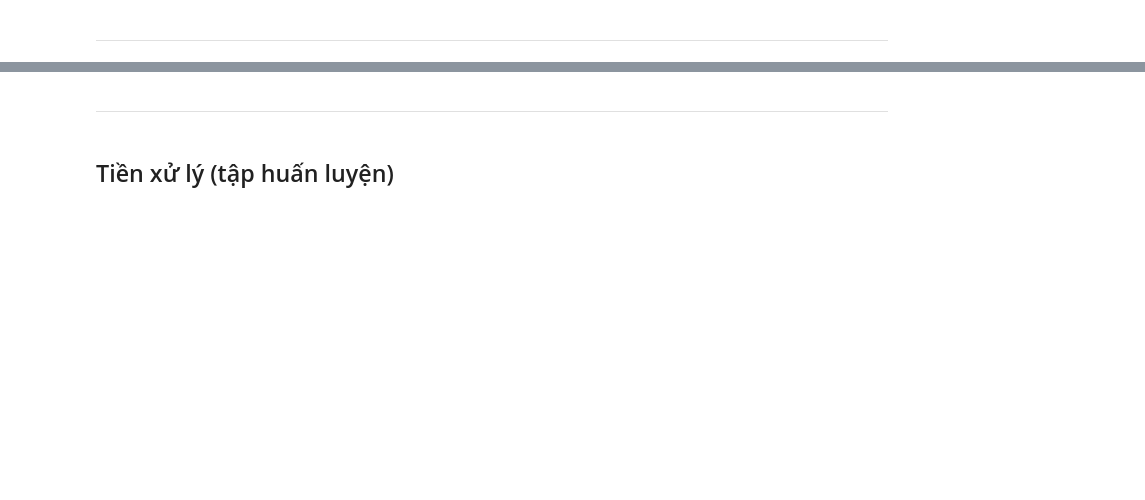
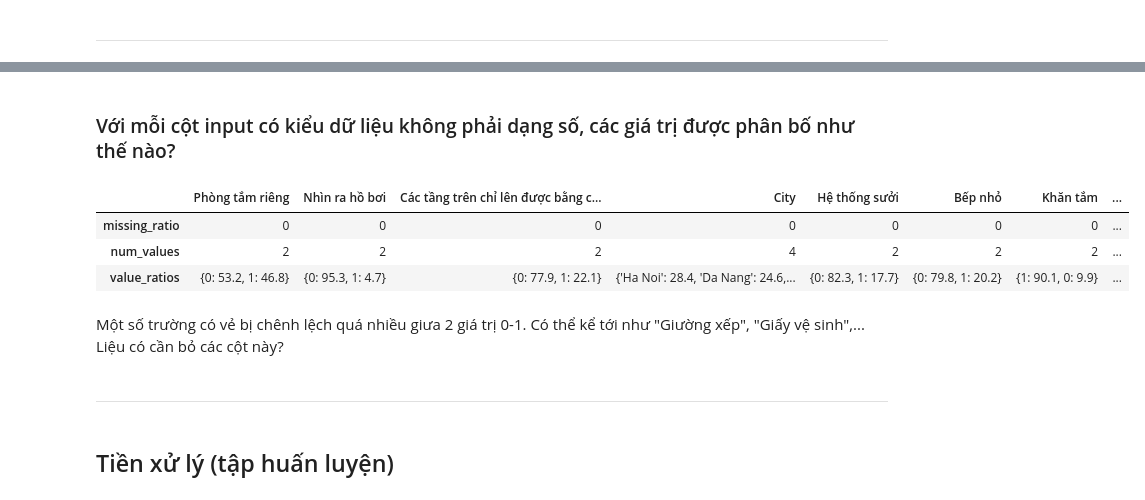
Before and after one commit to huuthang2509/DoAn-CK---NMKHDL, a Jupyter notebook: notebooks/DoAnCuoiKy.ipynb, the cells around one changed output, grey strips where cells are left out. Drawn from its saved outputs; the diff is of its cells as text; code cells hidden in the pictures; blank space fills up the shorter version.

Commit message:
data exploration + preprocessing on training set -> create pipeline

```diff
--- a/notebooks/DoAnCuoiKy.ipynb
+++ b/notebooks/DoAnCuoiKy.ipynb
@@ -35,6 +35,15 @@ from sklearn.ensemble import RandomForestRegressor
 from sklearn.svm import SVR
 from sklearn.ensemble import GradientBoostingRegressor
 from sklearn.model_selection import GridSearchCV
+
+from sklearn import set_config
+set_config(display='diagram') # Để trực quan hóa pipeline
+
+pd.set_option('display.max_rows', None)
+pd.set_option('display.max_columns', None)
+
+import warnings
+warnings.filterwarnings('ignore')
 # %% [markdown]
 ----
 # %% [markdown]
@@ -91,0 +99,4 @@ data_df.shape
+# %%
+data_df['Diện tích'] = data_df['Diện tích'].str[:-3]
+data_df['Diện tích'] = pd.to_numeric(data_df['Diện tích'], errors='coerce')
+data_df['Diện tích'].dtypes
@@ -153,7 +166,7 @@ Việc tìm ra câu trả lời cho câu hỏi này góp phần nào tham khảo
 
 Ở giai đoạn này, thông tin của chỗ ở - input sẽ cần được lọc bớt. Vì hiện tại dữ liệu có khá nhiều cột và nhóm cảm thấy một số cột là không cần thiết/ không ảnh hưởng tới output (ít nhất là với góc độ của thị trường Việt Nam).
 # %%
-drop_cols = ['Không gây dị ứng','Dịch vụ báo thức', 'Lối vào riêng', 'Chăn điện', 'Sản phẩm lau rửa',  'Đầu đĩa CD',  'Đầu đĩa DVD', ' đĩa DVD và nhạc cho trẻ em', 'Thiết bị báo carbon monoxide', 'Đài radio', 'Dịch vụ báo thức']
+drop_cols = ['Bể sục','Máy fax', 'Ổ cắm cho iPod', 'Trò chơi board game/giải đố','Không gây dị ứng','Dịch vụ báo thức', 'Lối vào riêng', 'Chăn điện', 'Sản phẩm lau rửa',  'Đầu đĩa CD',  'Đầu đĩa DVD', ' đĩa DVD và nhạc cho trẻ em', 'Thiết bị báo carbon monoxide', 'Đài radio', 'Dịch vụ báo thức']
 data_df.drop(drop_cols, axis=1, inplace=True)
 data_df.shape
 # %% [output]
@@ -220,0 +262,12 @@ test_X_df.shape, test_y_sr.shape
+# %%
+num_cols = ['Diện tích']
+X_df = train_X_df[num_cols]
+def missing_ratio(df):
+    return (df.isna().mean() * 100).round(1)
+def lower_quartile(df):
+    return df.quantile(0.25).round(1)
+def median(df):
+    return df.quantile(0.5).round(1)
+def upper_quartile(df):
+    return df.quantile(0.75).round(1)
+X_df.agg([missing_ratio, 'min', lower_quartile, median, upper_quartile, 'max'])
@@ -221,3 +282,22 @@ test_X_df.shape, test_y_sr.shape
+# %% [markdown]
+### Với mỗi cột input có kiểu dữ liệu không phải dạng số, các giá trị được phân bố như thế nào?
+# %%
+cat_cols = list(set(train_X_df.columns) - set(num_cols))
+X_df =train_X_df[cat_cols]
+def missing_ratio(df):
+    return (df.isna().mean() * 100).round(1)
+def num_values(df):
+    return df.nunique()
+def value_ratios(c):
+    return dict((c.value_counts(normalize=True) * 100).round(1))
+X_df.agg([missing_ratio, num_values, value_ratios])
+# %% [output]
+|  | Phòng tắm riêng | Nhìn ra hồ bơi | Các tầng trên chỉ lên được bằng c... | City | Hệ thống sưởi | Bếp nhỏ | Khăn tắm | ... |
+| missing_ratio | 0 | 0 | 0 | 0 | 0 | 0 | 0 | ... |
+| num_values | 2 | 2 | 2 | 4 | 2 | 2 | 2 | ... |
+| value_ratios | {0: 53.2, 1: 46.8} | {0: 95.3, 1: 4.7} | {0: 77.9, 1: 22.1} | {'Ha Noi': 28.4, 'Da Nang': 24.6,... | {0: 82.3, 1: 17.7} | {0: 79.8, 1: 20.2} | {1: 90.1, 0: 9.9} | ... |
+# %% [markdown]
+Một số trường có vẻ bị chênh lệch quá nhiều giưa 2 giá trị 0-1. Có thể kể tới như "Giường xếp", "Giấy vệ sinh",... Liệu có cần bỏ các cột này?
 # %% [markdown]
 ---
 # %% [markdown]
```
Also changed, not shown: parts of 27 cells of this notebook, 1 other file.
